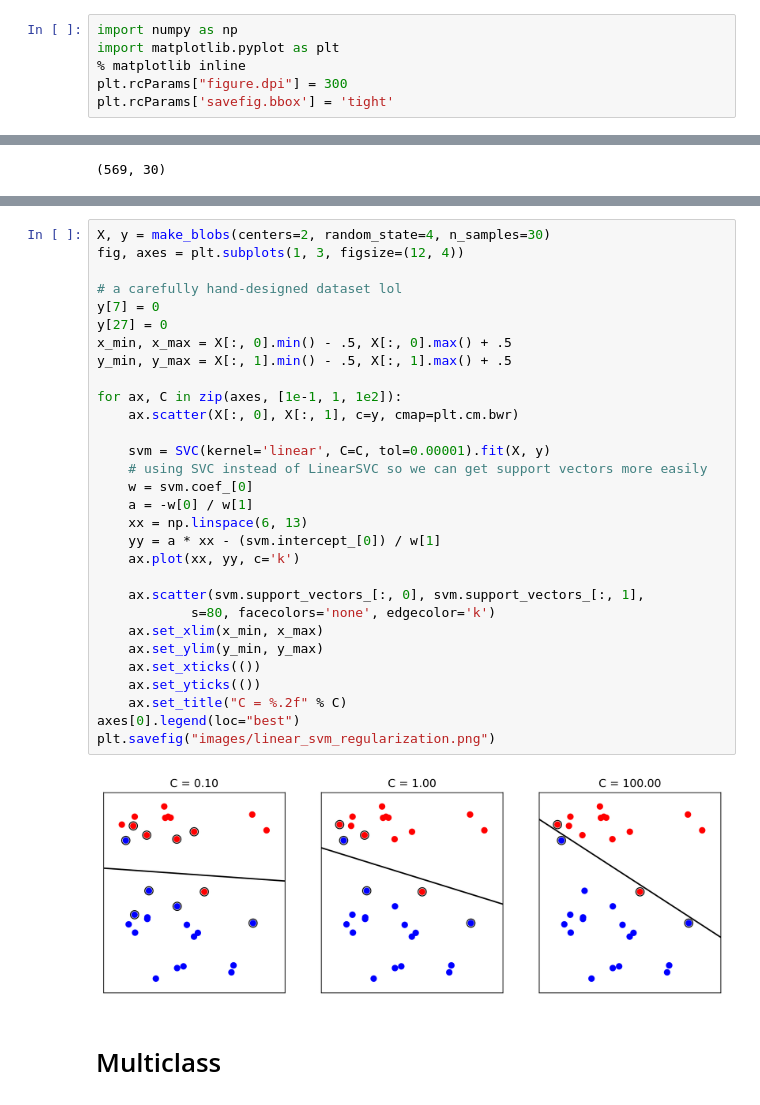
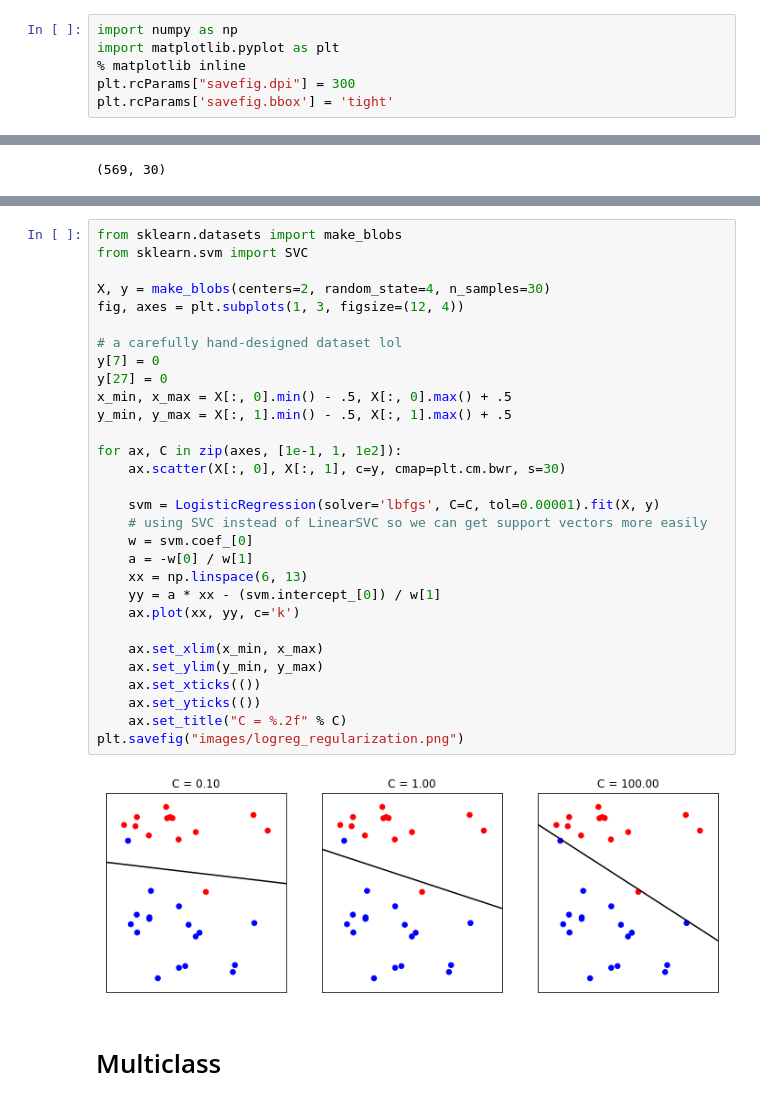
Before and after one commit to amueller/COMS4995-s19, a Jupyter notebook: slides/aml-07-linear-models-classification/aml-06-linear-models-classification.ipynb, the cells around one changed output, grey strips where cells are left out. Cells and saved outputs as stored; diff of their text form.

Commit message:
iterate linear models for classification

```diff
--- a/slides/aml-07-linear-models-classification/aml-06-linear-models-classification.ipynb
+++ b/slides/aml-07-linear-models-classification/aml-06-linear-models-classification.ipynb
@@ -2,7 +2,7 @@
 import numpy as np
 import matplotlib.pyplot as plt
 % matplotlib inline
-plt.rcParams["figure.dpi"] = 300
+plt.rcParams["savefig.dpi"] = 300
 plt.rcParams['savefig.bbox'] = 'tight'
 # %%
 from sklearn.datasets import load_breast_cancer
@@ -84,35 +83,35 @@ ax.plot(line, 1. / (1 + np.exp(-line)))
 # %%
+from sklearn.datasets import make_blobs
+from sklearn.svm import SVC
+
 X, y = make_blobs(centers=2, random_state=4, n_samples=30)
 fig, axes = plt.subplots(1, 3, figsize=(12, 4))
 
 # a carefully hand-designed dataset lol
 y[7] = 0
 y[27] = 0
 x_min, x_max = X[:, 0].min() - .5, X[:, 0].max() + .5
 y_min, y_max = X[:, 1].min() - .5, X[:, 1].max() + .5
 
 for ax, C in zip(axes, [1e-1, 1, 1e2]):
-    ax.scatter(X[:, 0], X[:, 1], c=y, cmap=plt.cm.bwr)
+    ax.scatter(X[:, 0], X[:, 1], c=y, cmap=plt.cm.bwr, s=30)
 
-    svm = SVC(kernel='linear', C=C, tol=0.00001).fit(X, y)
+    svm = LogisticRegression(solver='lbfgs', C=C, tol=0.00001).fit(X, y)
     # using SVC instead of LinearSVC so we can get support vectors more easily
     w = svm.coef_[0]
     a = -w[0] / w[1]
     xx = np.linspace(6, 13)
     yy = a * xx - (svm.intercept_[0]) / w[1]
     ax.plot(xx, yy, c='k')
 
-    ax.scatter(svm.support_vectors_[:, 0], svm.support_vectors_[:, 1],
-            s=80, facecolors='none', edgecolor='k')
     ax.set_xlim(x_min, x_max)
     ax.set_ylim(y_min, y_max)
     ax.set_xticks(())
     ax.set_yticks(())
     ax.set_title("C = %.2f" % C)
-axes[0].legend(loc="best")
-plt.savefig("images/linear_svm_regularization.png")
+plt.savefig("images/logreg_regularization.png")
 # %% [output]
-[figure, old version]
+[figure, new version]
 # %% [markdown]
 # Multiclass
 # %%
```
Also changed, not shown: parts of 70 cells of this notebook, 15 other files.
